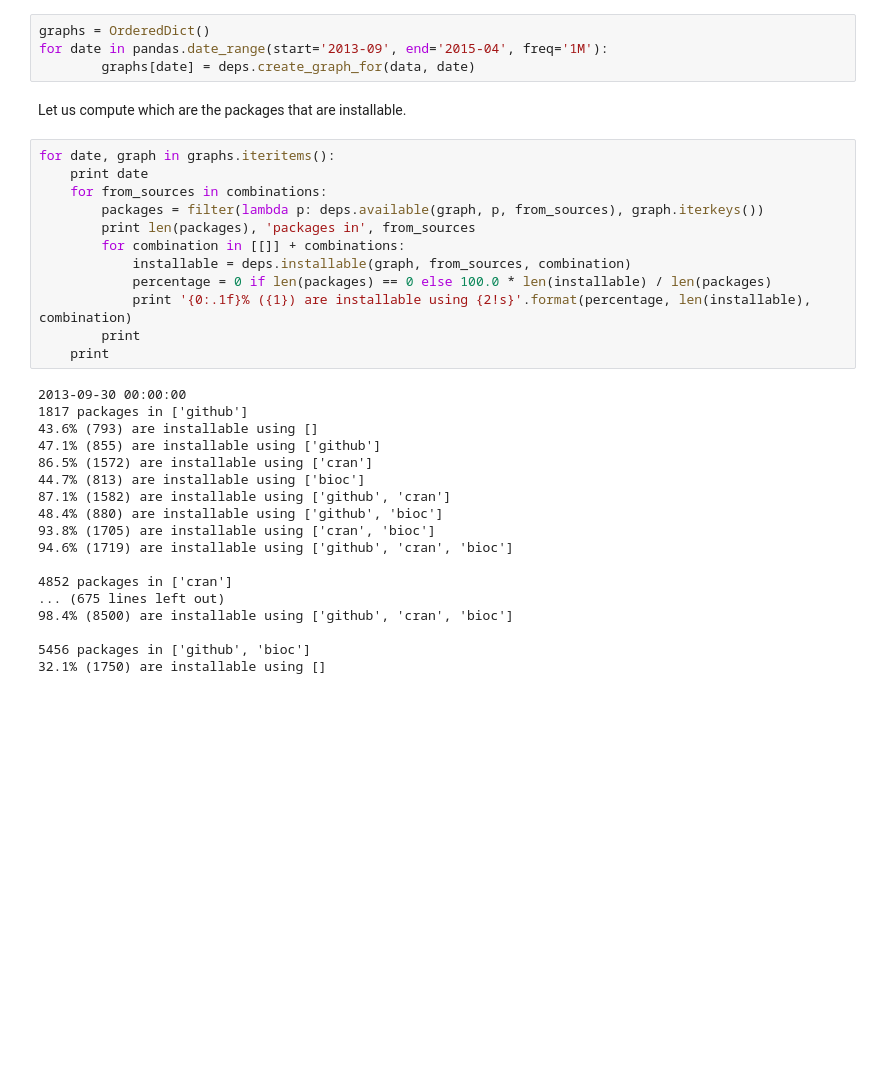
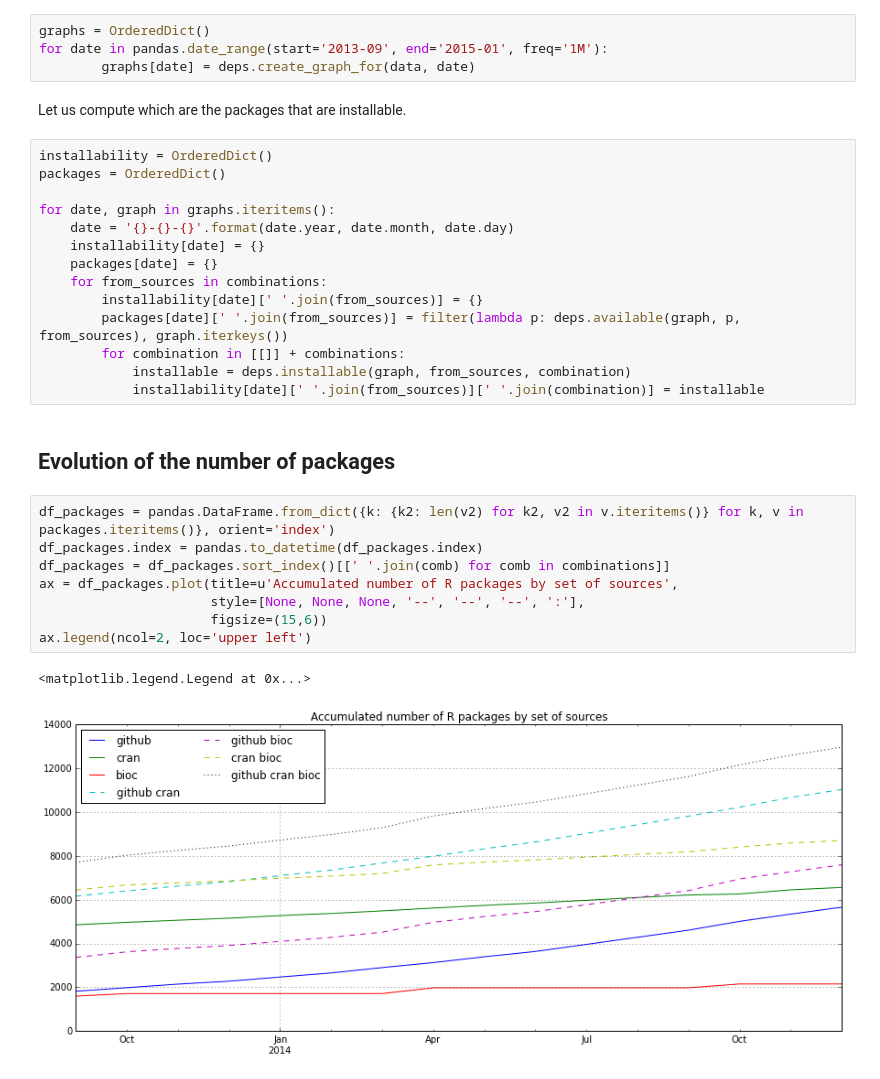
Before and after one commit to maelick/GitHub-API-Helpers, a Jupyter notebook: ICSME2015/notebooks/Dependencies.ipynb, the cells around one changed output. Drawn from its saved outputs; the diff is of its cells as text; blank space fills up the shorter version.

Commit message:
Génération des graphiques pour l'analyse de dépendances

```diff
--- a/ICSME2015/notebooks/Dependencies.ipynb
+++ b/ICSME2015/notebooks/Dependencies.ipynb
@@ -22,37 +22,34 @@ for n in range(len(sources)):
 Let us create the graphs for several dates.
 # %%
 graphs = OrderedDict()
-for date in pandas.date_range(start='2013-09', end='2015-04', freq='1M'):
+for date in pandas.date_range(start='2013-09', end='2015-01', freq='1M'):
         graphs[date] = deps.create_graph_for(data, date)
 # %% [markdown]
 Let us compute which are the packages that are installable.
 # %%
+installability = OrderedDict()
+packages = OrderedDict()
+
 for date, graph in graphs.iteritems():
-    print date
+    date = '{}-{}-{}'.format(date.year, date.month, date.day)
+    installability[date] = {}
+    packages[date] = {}
     for from_sources in combinations:
-        packages = filter(lambda p: deps.available(graph, p, from_sources), graph.iterkeys())
-        print len(packages), 'packages in', from_sources
+        installability[date][' '.join(from_sources)] = {}
+        packages[date][' '.join(from_sources)] = filter(lambda p: deps.available(graph, p, from_sources), graph.iterkeys())
         for combination in [[]] + combinations:
             installable = deps.installable(graph, from_sources, combination)
-            percentage = 0 if len(packages) == 0 else 100.0 * len(installable) / len(packages)
-            print '{0:.1f}% ({1}) are installable using {2!s}'.format(percentage, len(installable), combination)
-        print
-    print
+            installability[date][' '.join(from_sources)][' '.join(combination)] = installable
-# %% [output]
-2013-09-30 00:00:00
-1817 packages in ['github']
-43.6% (793) are installable using []
-47.1% (855) are installable using ['github']
-86.5% (1572) are installable using ['cran']
-44.7% (813) are installable using ['bioc']
-87.1% (1582) are installable using ['github', 'cran']
-48.4% (880) are installable using ['github', 'bioc']
-93.8% (1705) are installable using ['cran', 'bioc']
-94.6% (1719) are installable using ['github', 'cran', 'bioc']
-
-4852 packages in ['cran']
-... (675 lines left out)
-98.4% (8500) are installable using ['github', 'cran', 'bioc']
-
-5456 packages in ['github', 'bioc']
-32.1% (1750) are installable using []
+# %% [markdown]
+## Evolution of the number of packages
+# %%
+df_packages = pandas.DataFrame.from_dict({k: {k2: len(v2) for k2, v2 in v.iteritems()} for k, v in packages.iteritems()}, orient='index')
+df_packages.index = pandas.to_datetime(df_packages.index)
+df_packages = df_packages.sort_index()[[' '.join(comb) for comb in combinations]]
+ax = df_packages.plot(title=u'Accumulated number of R packages by set of sources',
+                      style=[None, None, None, '--', '--', '--', ':'],
+                      figsize=(15,6))
+ax.legend(ncol=2, loc='upper left')
+# %% [output]
+<matplotlib.legend.Legend at 0x...>
+[figure, added]
```
Also changed, not shown: parts of 4 cells of this notebook.
